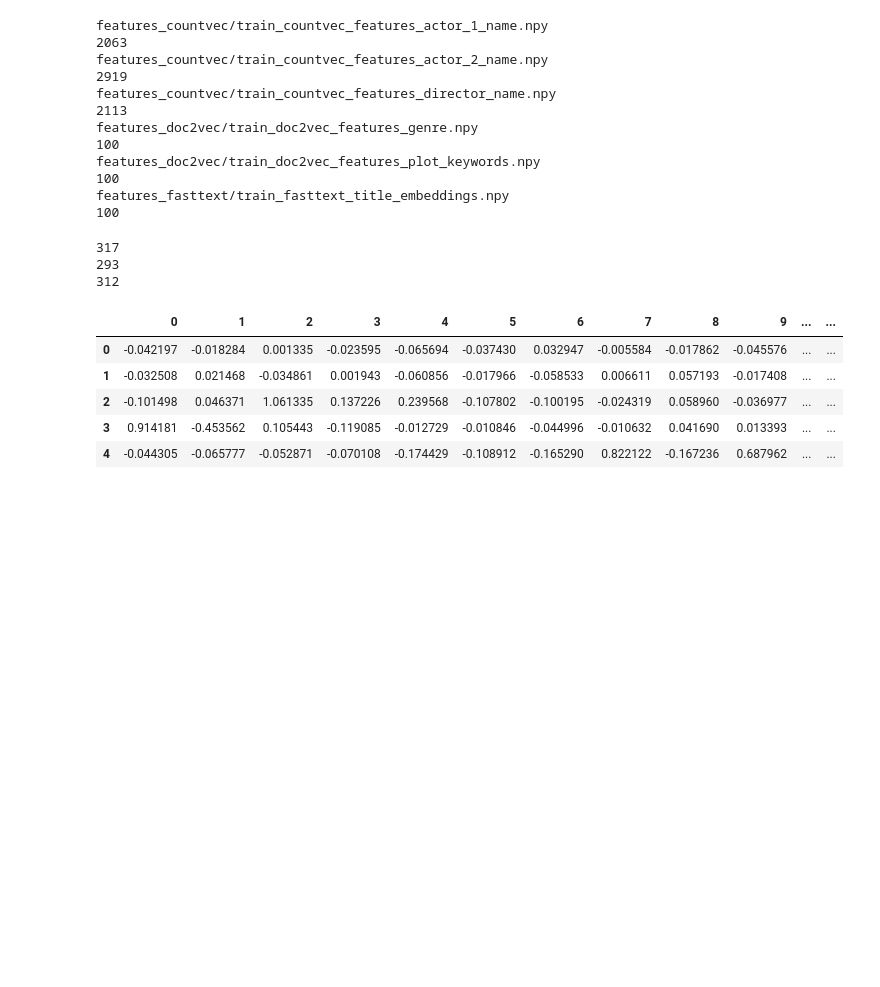
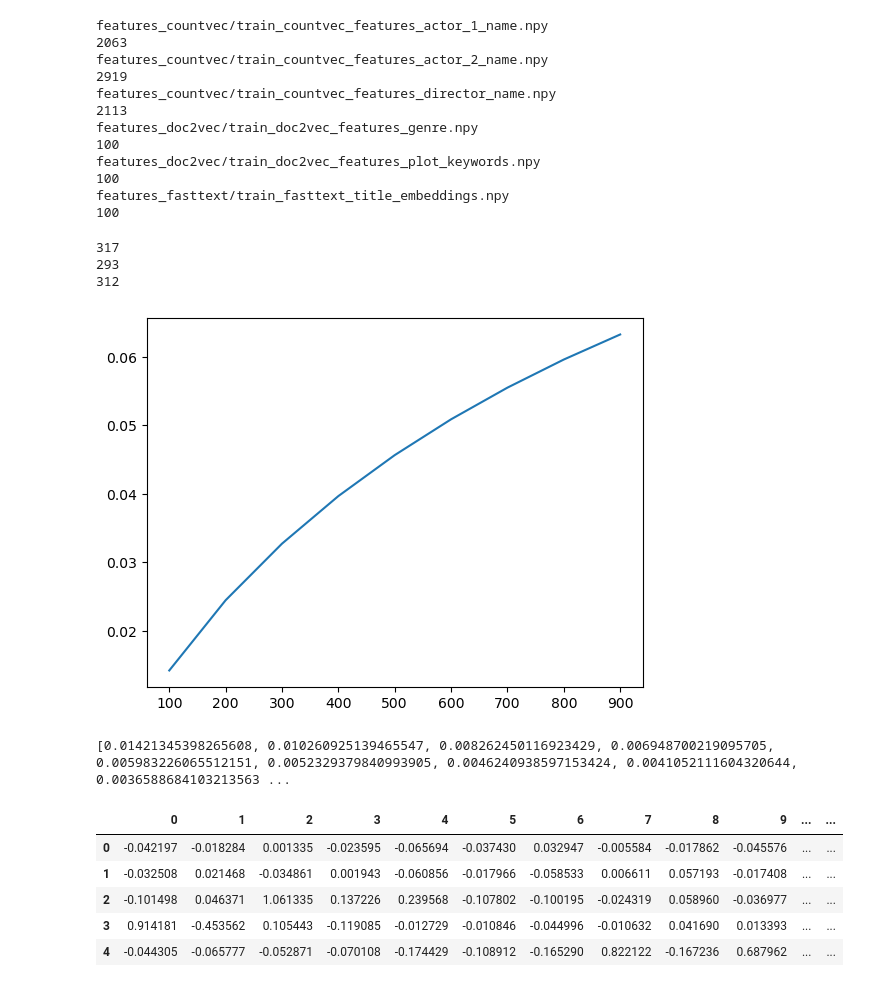
Before and after one commit to ZacLWilliams/Predict_Netflix_Rating, a Jupyter notebook: code.ipynb, the cells around one changed output. Saved outputs shown, nothing was run; the diff lists cells and outputs as text; code cells hidden in the pictures; blank space fills up the shorter version.

Commit message:
Added a PCA plot.

```diff
--- a/code.ipynb
+++ b/code.ipynb
@@ -130,6 +130,38 @@ print(len(df_dir.columns))
 317
 293
 312
+# %%
+from sklearn.decomposition import PCA
+#PCs = [50, 100, 150, 200, 250, 300, 350, 400, 450, 500, 550, 600, 1000, 2000, 3000]
+#PCs = [250, 500, 1000, 1500, 2000, 2500, 3000]
+PCs = [100, 200, 300, 400, 500, 600, 700, 800, 900]
+var = []
+for n in PCs:
+
+    pca = PCA(n_components=n)
+
+    df_list = [df_act_1, df_act_2, df_dir, df_genre, df_keyword, df_title]
+    train_pre_data = pd.concat(df_list, axis=1)
+
+    columns = []
+    for i in range(n):
+        columns.append(str(i))
+
+    principalComponents = pca.fit_transform(train_pre_data)
+
+    var.append(np.var(principalComponents))
+import matplotlib.pyplot as plt
+cum_var = np.cumsum(var)
+
+plt.plot(PCs, cum_var)
+plt.show()
+# %% [output]
+[figure, added]
+# %%
+print(var)
+# We will still with 500 principal components as that doesn't add too many columns to cause the curse of dimensionality
+# %% [output]
+[0.01421345398265608, 0.010260925139465547, 0.008262450116923429, 0.006948700219095705, 0.005983226065512151, 0.0052329379840993905, 0.0046240938597153424, 0.0041052111604320644, 0.0036588684103213563 ...
 # %%
 # Implement PCA to cut down columns further
 from sklearn.decomposition import PCA
```
Also changed, not shown: parts of 2 cells of this notebook.
